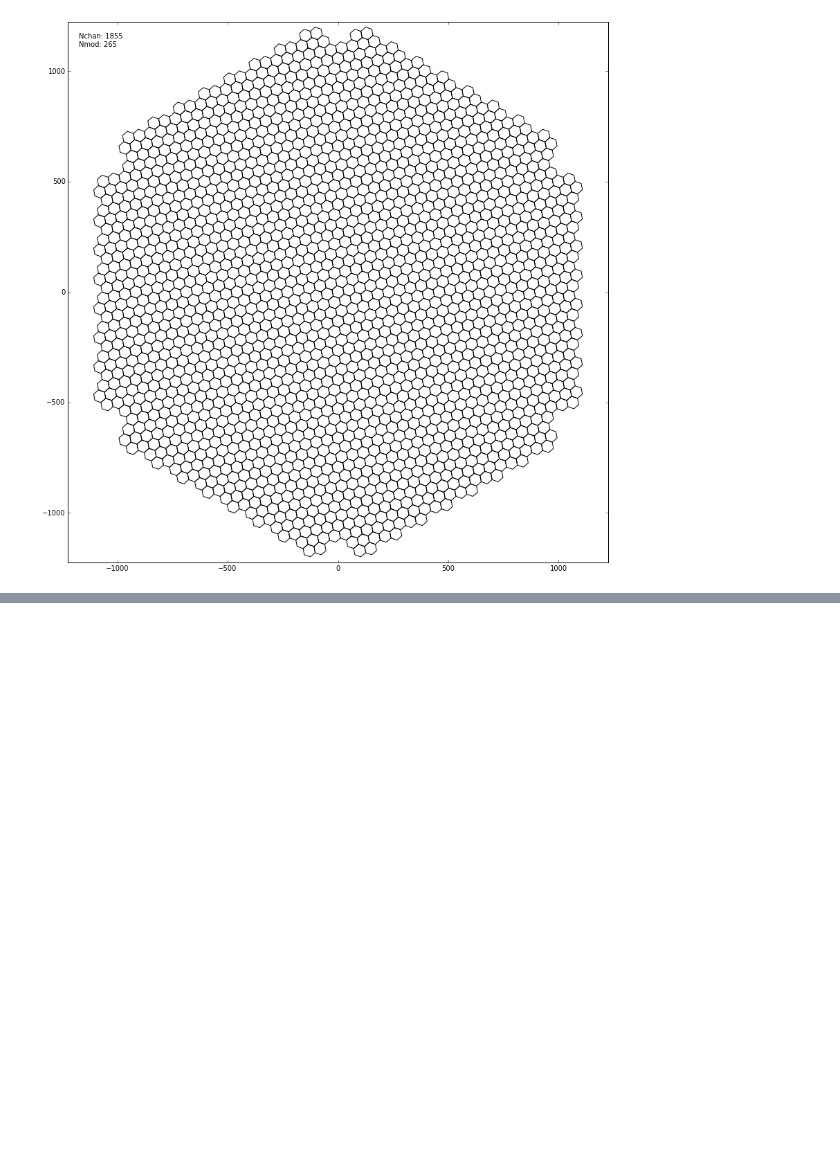
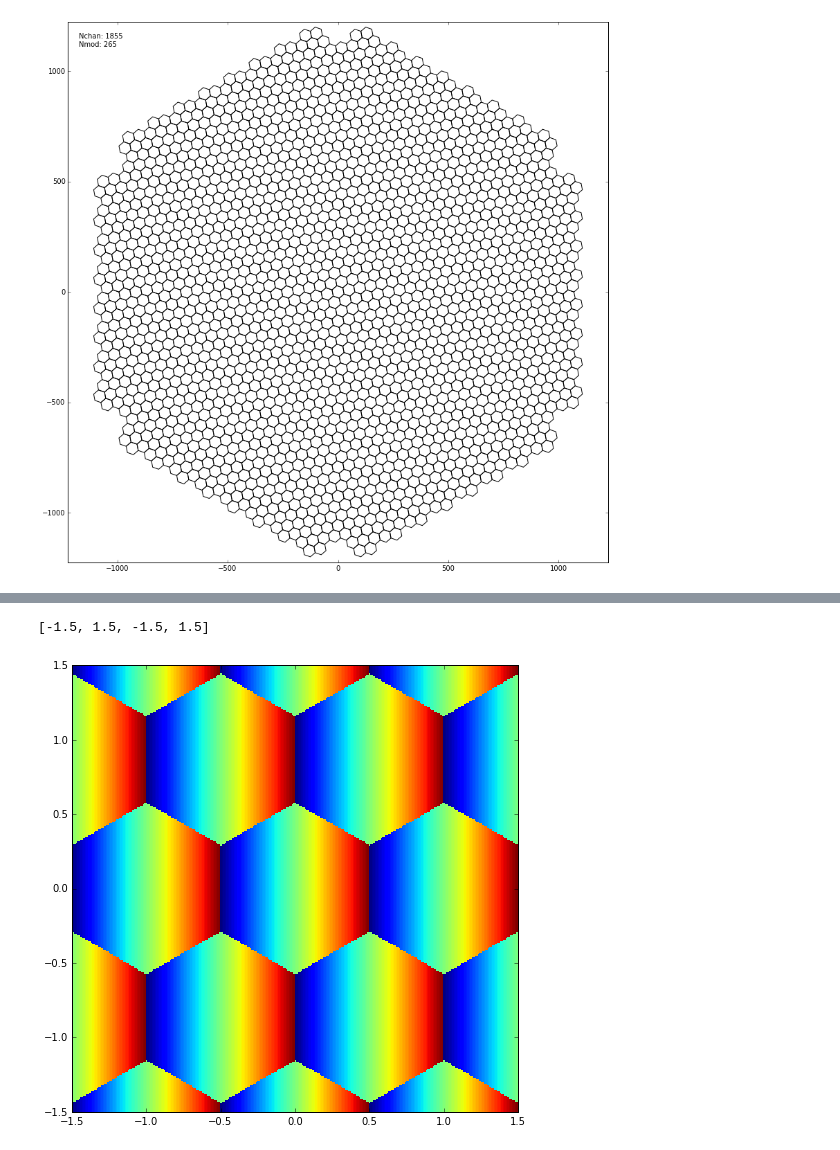
Before and after one commit to llr-cta/calin, a Jupyter notebook: unit_tests/python/notebooks/test calin.hex_array.ipynb, the cells around one changed output, grey strips where cells are left out. Saved outputs shown, nothing was run; the diff lists cells and outputs as text; code cells hidden in the pictures; blank space fills up the shorter version.

Commit message:
Add xy remainder tests
[ci skip]

```diff
--- a/unit_tests/python/notebooks/test calin.hex_array.ipynb
+++ b/unit_tests/python/notebooks/test calin.hex_array.ipynb
@@ -86,0 +101,14 @@ text(-rad,rad,'Nchan: %d\nNmod: %d\n'%(nchan,nmod),va='top')
+# %%
+xg = frange(-1.5+0.001,1.5,0.01)
+yg = frange(-1.5+0.001,1.5,0.01)
+id = zeros((len(xg),len(yg)))
+for i in range(0,len(xg)):
+    for j in range(0,len(yg)):
+        ii,x,y = calin.math.hex_array.xy_to_hexid_with_remainder(xg[i],yg[j])
+        id[i,j] = x
+figure(figsize=(8,8))
+pcolor(xg,yg,id.transpose())
+axis([-1.5,1.5,-1.5,1.5])
+# %% [output]
+[-1.5, 1.5, -1.5, 1.5]
+[figure, added]
```
Also changed, not shown: parts of 3 cells of this notebook.
